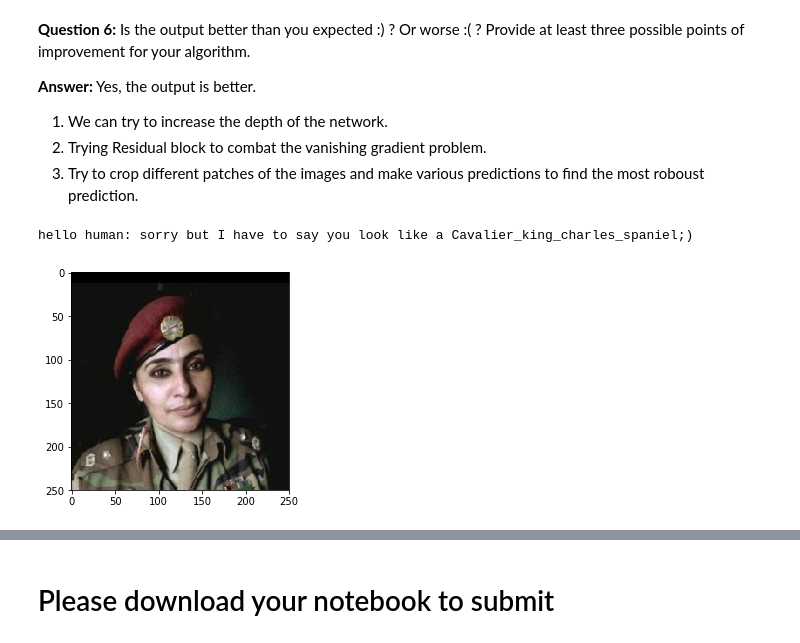
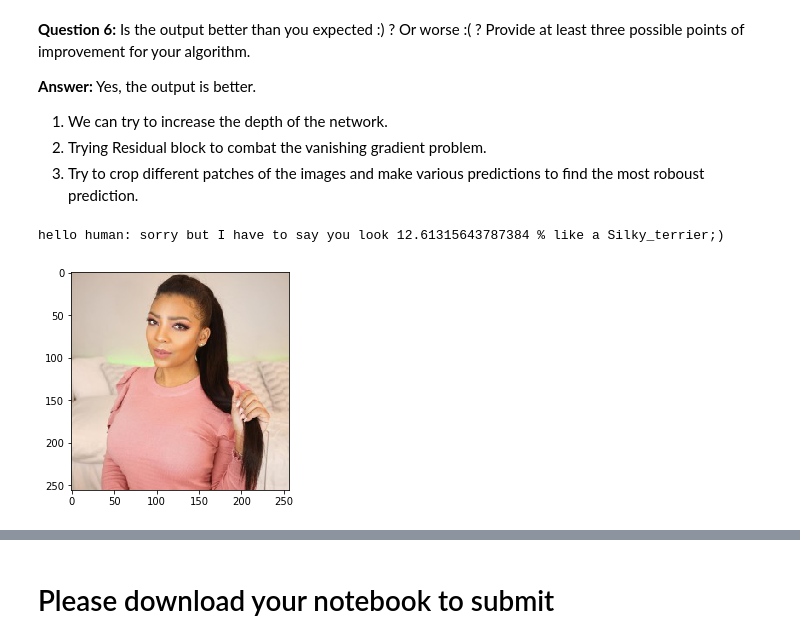
Before and after one commit to mzhejiayu/Udacity-MachineLearning, a Jupyter notebook: Dog_apps/dog_app.ipynb, the cells around one changed output, grey strips where cells are left out. Saved outputs shown, nothing was run; the diff lists cells and outputs as text; code cells hidden in the pictures.

```diff
--- a/Dog_apps/dog_app.ipynb
+++ b/Dog_apps/dog_app.ipynb
@@ -732,7 +737,7 @@ def ResNet50_predict_breed(file_path):
     bf = extract_Resnet50(path_to_tensor(file_path))
     pred = model.predict(bf)
     idx = np.argmax(pred)
-    return dog_names[idx]
+    return (dog_names[idx], np.max(pred))
 # %% [markdown]
 ---
 <a id='step6'></a>
@@ -757,16 +762,18 @@ Some sample output for our algorithm is provided below, but feel free to design
 def detect_human_breed(file_path):
     # dog detection
     is_dog = dog_detector(file_path)
-    dog_breed = ResNet50_predict_breed(file_path)
+    dog_breed, conf = ResNet50_predict_breed(file_path)
     img = cv2.imread(file_path)
     cv_rgb = cv2.cvtColor(img, cv2.COLOR_BGR2RGB)
     plt.imshow(cv_rgb)
     if is_dog:
-        print(f'hello doggie: you must be a {dog_breed[7:]}, am i right?')
+        print(f'hello doggie: you must be a {dog_breed[7:]}, and I am {conf * 100} % certain')
     else:
         has_face = face_detector(file_path)
         if has_face:
-            print(f'hello human: sorry but I have to say you look like a {dog_breed[7:]};)')
+            print(f'hello human: sorry but I have to say you look {conf * 100} % like a {dog_breed[7:]};)')
+        else:
+            print(f'hello unknown object ??')
 # %% [markdown]
 ---
 <a id='step7'></a>
@@ -787,8 +794,8 @@ __Answer:__ Yes, the output is better.
 # %%
 ## TODO: Execute your algorithm from Step 6 on
 ## at least 6 images on your computer.
 ## Feel free to use as many code cells as needed.
-detect_human_breed(human_files_short[3])
+detect_human_breed('./images/human_1.jpg')
 # %% [output]
-hello human: sorry but I have to say you look like a Cavalier_king_charles_spaniel;)
+hello human: sorry but I have to say you look 12.61315643787384 % like a Silky_terrier;)
-[figure, old version]
+[figure, new version]
```
Also changed, not shown: parts of 16 cells of this notebook, 2 other files.
